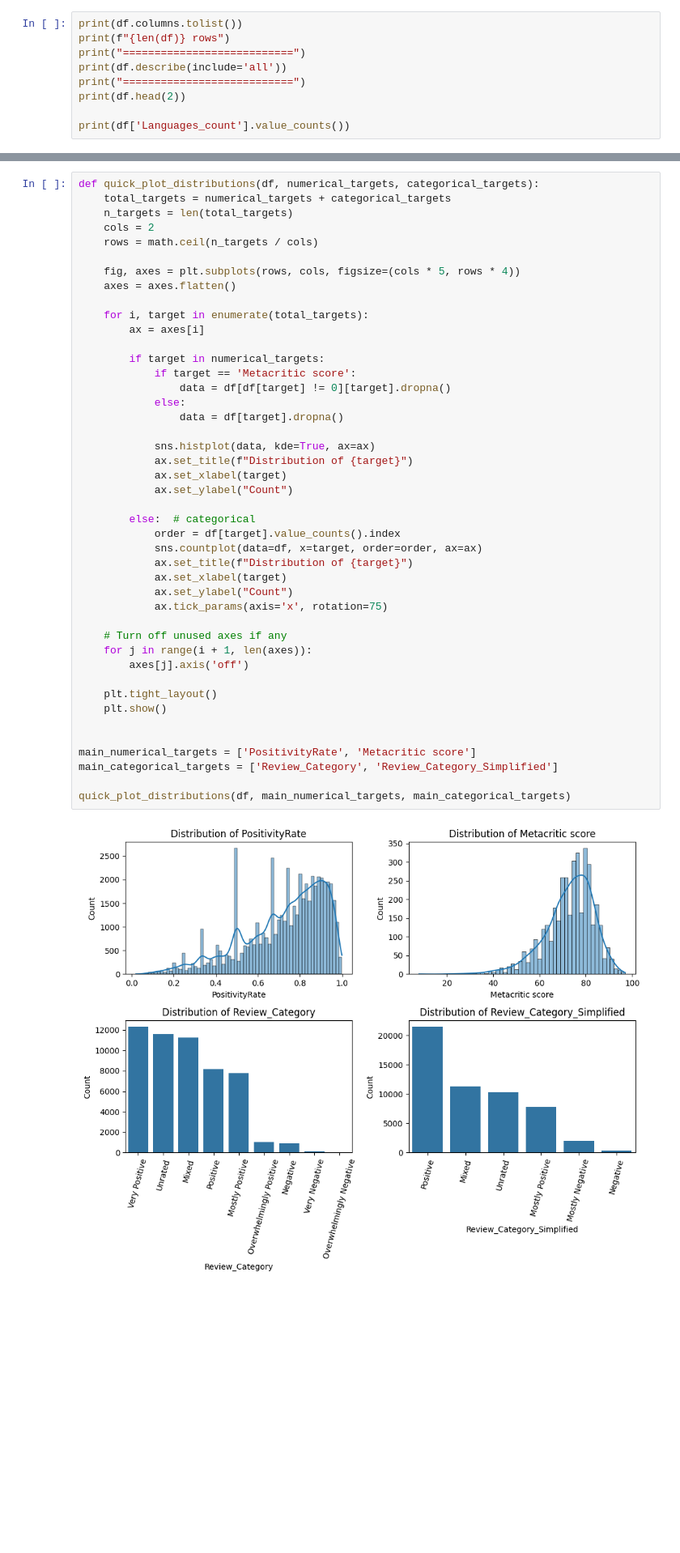
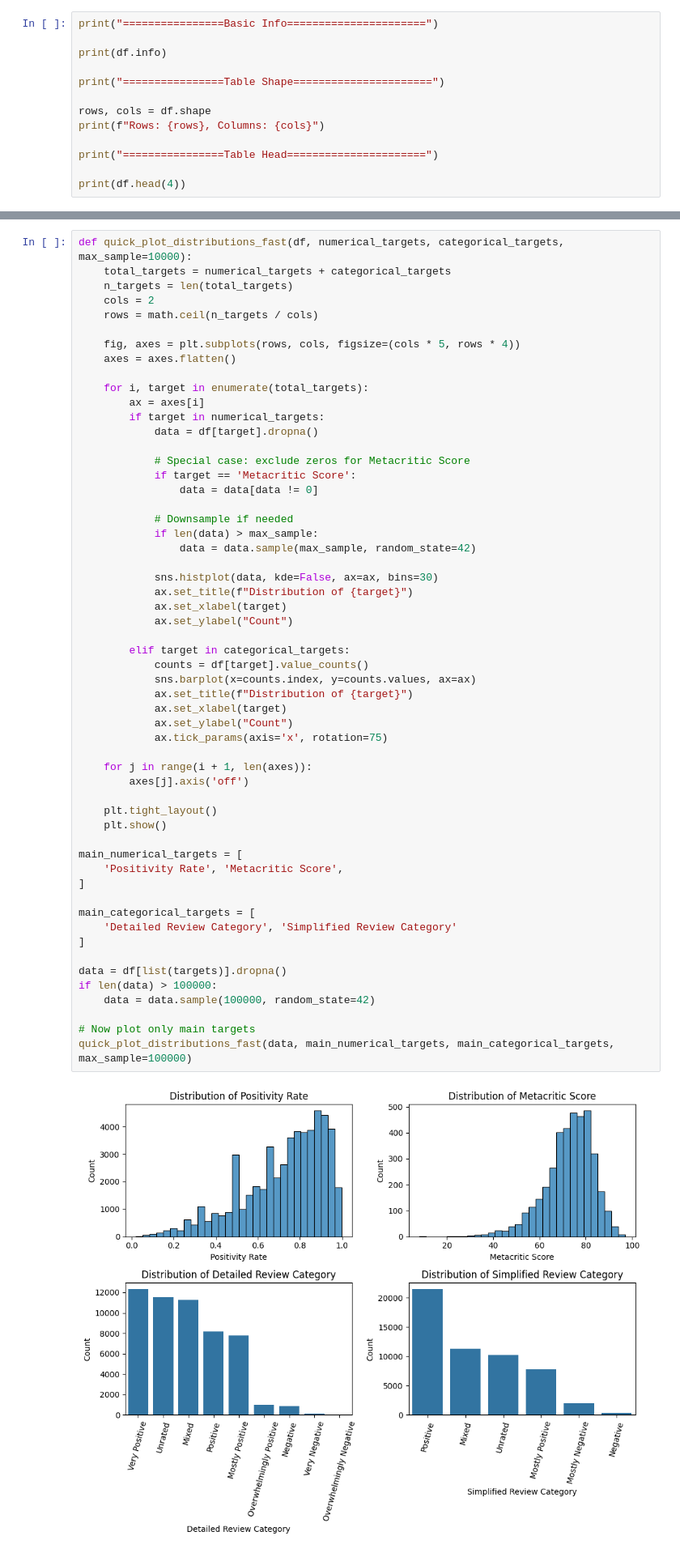
Before and after one commit to LittleDog117/MachineLearningFinal, a Jupyter notebook: MAchineLearningFinal.ipynb, the cells around one changed output, grey strips where cells are left out. Shown at 81% size. Saved outputs shown, nothing was run; the diff lists cells and outputs as text; blank space fills up the shorter version.

```diff
--- a/MAchineLearningFinal.ipynb
+++ b/MAchineLearningFinal.ipynb
@@ -556,10 +646,14 @@ First 10 feature names:
 # %%
-print(df.columns.tolist())
-print(f"{len(df)} rows")
-print("===========================")
-print(df.describe(include='all'))
-print("===========================")
-print(df.head(2))
+print("================Basic Info======================")
 
-print(df['Languages_count'].value_counts())
+print(df.info)
+
+print("================Table Shape======================")
+
+rows, cols = df.shape
+print(f"Rows: {rows}, Columns: {cols}")
+
+print("================Table Head======================")
+
+print(df.head(4))
 # %% [output]
@@ -639,47 +719,59 @@ Unique values count: 4472
 # %%
-def quick_plot_distributions(df, numerical_targets, categorical_targets):
+def quick_plot_distributions_fast(df, numerical_targets, categorical_targets, max_sample=10000):
     total_targets = numerical_targets + categorical_targets
     n_targets = len(total_targets)
     cols = 2
     rows = math.ceil(n_targets / cols)
 
     fig, axes = plt.subplots(rows, cols, figsize=(cols * 5, rows * 4))
     axes = axes.flatten()
 
     for i, target in enumerate(total_targets):
         ax = axes[i]
+        if target in numerical_targets:
+            data = df[target].dropna()
 
-        if target in numerical_targets:
-            if target == 'Metacritic score':
-                data = df[df[target] != 0][target].dropna()
-            else:
-                data = df[target].dropna()
+            # Special case: exclude zeros for Metacritic Score
+            if target == 'Metacritic Score':
+                data = data[data != 0]
 
-            sns.histplot(data, kde=True, ax=ax)
+            # Downsample if needed
+            if len(data) > max_sample:
+                data = data.sample(max_sample, random_state=42)
+
+            sns.histplot(data, kde=False, ax=ax, bins=30)
             ax.set_title(f"Distribution of {target}")
             ax.set_xlabel(target)
             ax.set_ylabel("Count")
 
-        else:  # categorical
-            order = df[target].value_counts().index
-            sns.countplot(data=df, x=target, order=order, ax=ax)
+        elif target in categorical_targets:
+            counts = df[target].value_counts()
+            sns.barplot(x=counts.index, y=counts.values, ax=ax)
             ax.set_title(f"Distribution of {target}")
             ax.set_xlabel(target)
             ax.set_ylabel("Count")
             ax.tick_params(axis='x', rotation=75)
 
-    # Turn off unused axes if any
     for j in range(i + 1, len(axes)):
         axes[j].axis('off')
 
     plt.tight_layout()
     plt.show()
 
+main_numerical_targets = [
+    'Positivity Rate', 'Metacritic Score',
+]
 
-main_numerical_targets = ['PositivityRate', 'Metacritic score']
-main_categorical_targets = ['Review_Category', 'Review_Category_Simplified']
+main_categorical_targets = [
+    'Detailed Review Category', 'Simplified Review Category'
+]
 
-quick_plot_distributions(df, main_numerical_targets, main_categorical_targets)
+data = df[list(targets)].dropna()
+if len(data) > 100000:
+    data = data.sample(100000, random_state=42)
+
+# Now plot only main targets
+quick_plot_distributions_fast(data, main_numerical_targets, main_categorical_targets, max_sample=100000)
 # %% [output]
-[figure, old version]
+[figure, new version]
 # %%
```
Also changed, not shown: parts of 57 cells of this notebook.
